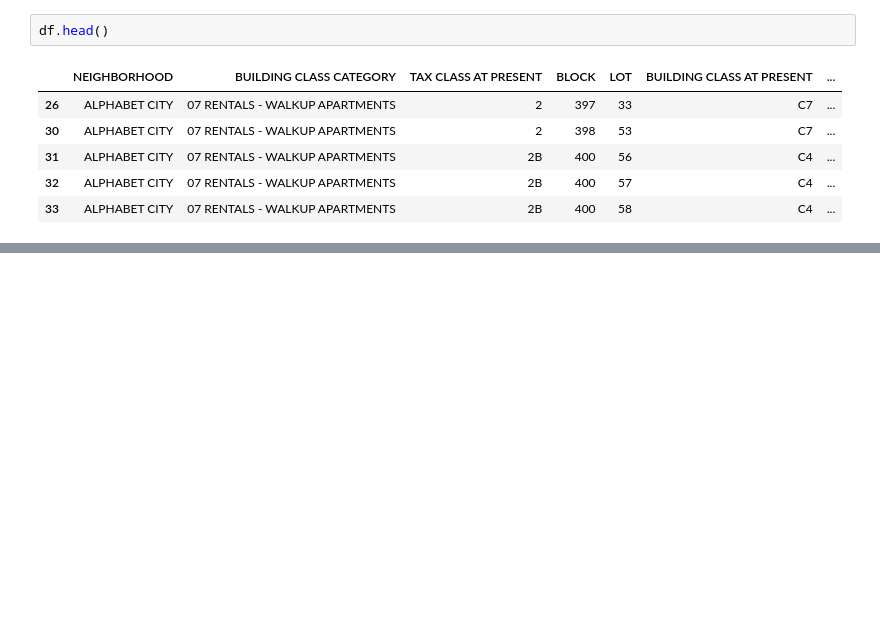
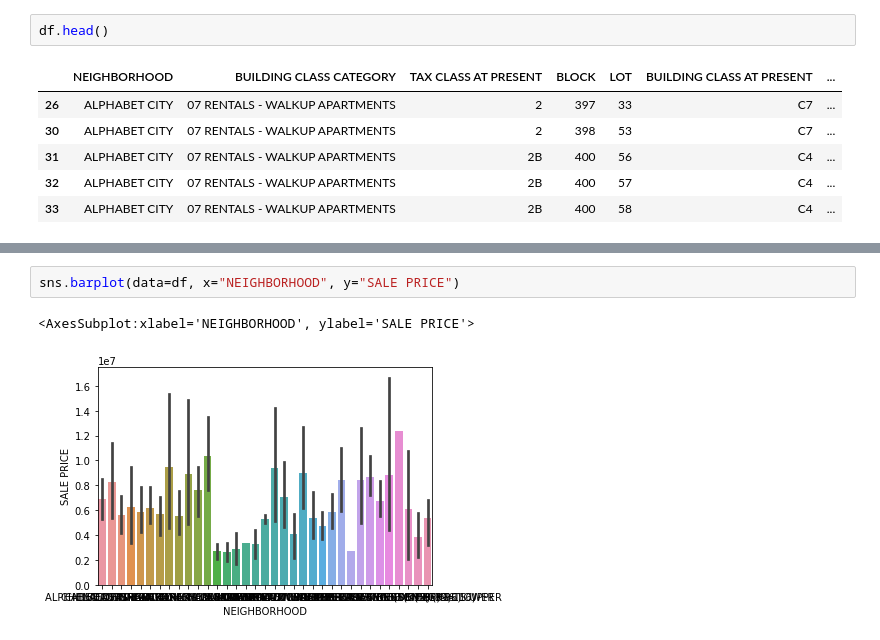
Before and after one commit to tasnmb/Manhattan-property-prices-analysis, a Jupyter notebook: cw_v2.ipynb, the cells around one changed output, grey strips where cells are left out. Drawn from its saved outputs; the diff is of its cells as text; blank space fills up the shorter version.

```diff
--- a/cw_v2.ipynb
+++ b/cw_v2.ipynb
@@ -179,0 +210,5 @@ df.head()
+# %%
+sns.barplot(data=df, x="NEIGHBORHOOD", y="SALE PRICE")
+# %% [output]
+<AxesSubplot:xlabel='NEIGHBORHOOD', ylabel='SALE PRICE'>
+[figure, added]
```
Also changed, not shown: parts of 13 cells of this notebook.
